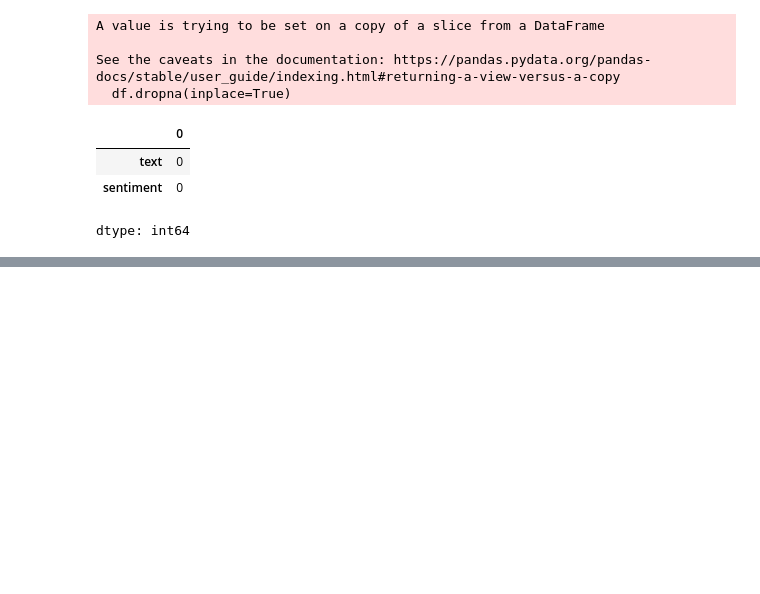
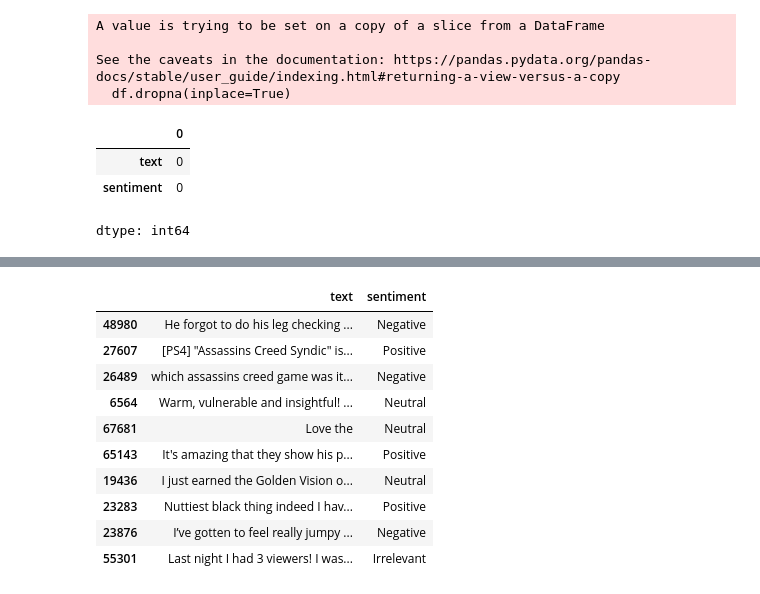
Before and after one commit to touhid0503/job3_practise, a Jupyter notebook: job3.ipynb, the cells around one changed output, grey strips where cells are left out. Saved outputs shown, nothing was run; the diff lists cells and outputs as text; code cells hidden in the pictures; blank space fills up the shorter version.

Commit message:
Again check df

```diff
--- a/job3.ipynb
+++ b/job3.ipynb
@@ -202,0 +227,14 @@ dtype: int64
+# %%
+df.sample(10)
+# %% [output]
+|  | text | sentiment |
+| 48980 | He forgot to do his leg checking ... | Negative |
+| 27607 | [PS4] "Assassins Creed Syndic" is... | Positive |
+| 26489 | which assassins creed game was it... | Negative |
+| 6564 | Warm, vulnerable and insightful! ... | Neutral |
+| 67681 | Love the | Neutral |
+| 65143 | It's amazing that they show his p... | Positive |
+| 19436 | I just earned the Golden Vision o... | Neutral |
+| 23283 | Nuttiest black thing indeed I hav... | Positive |
+| 23876 | I’ve gotten to feel really jumpy ... | Negative |
+| 55301 | Last night I had 3 viewers! I was... | Irrelevant |
```
Also changed, not shown: parts of 3 cells of this notebook.
